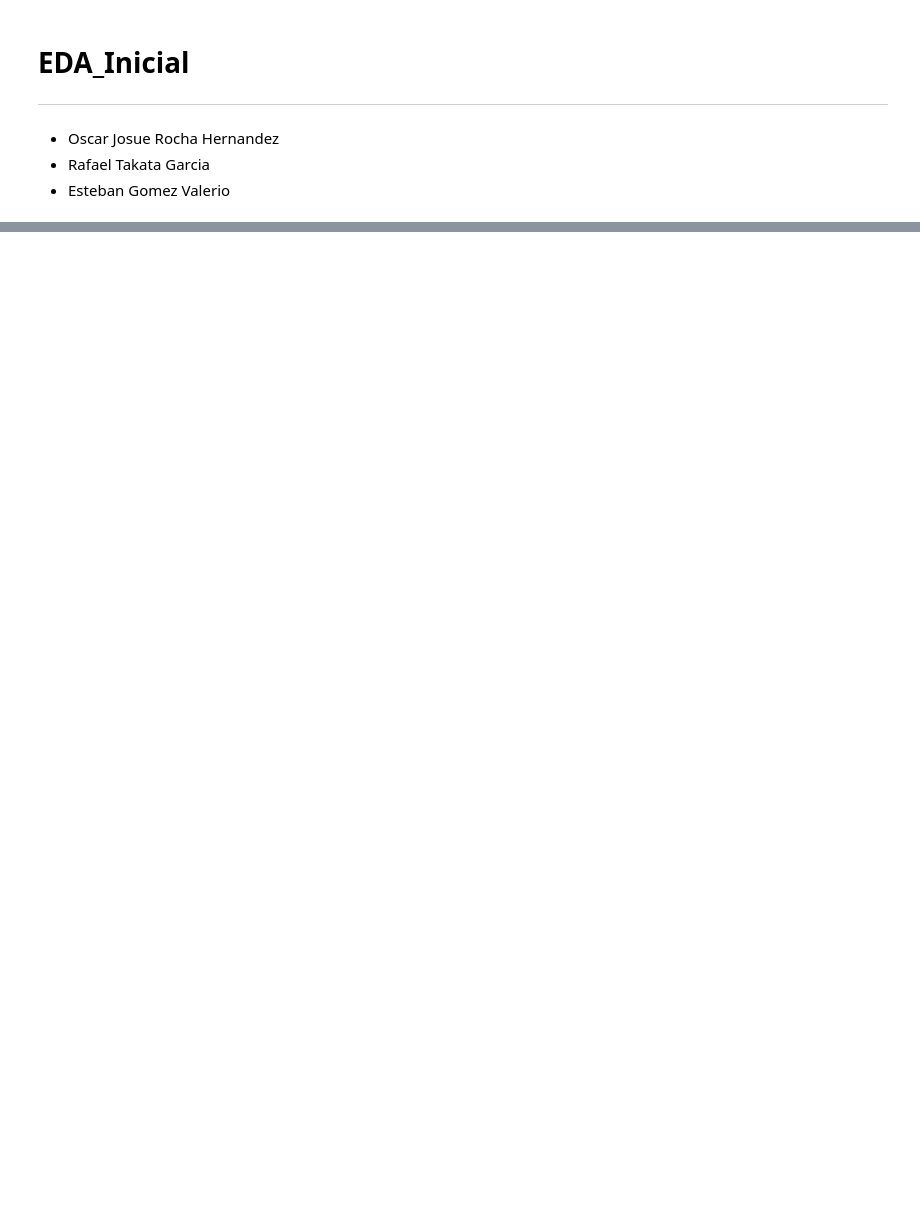
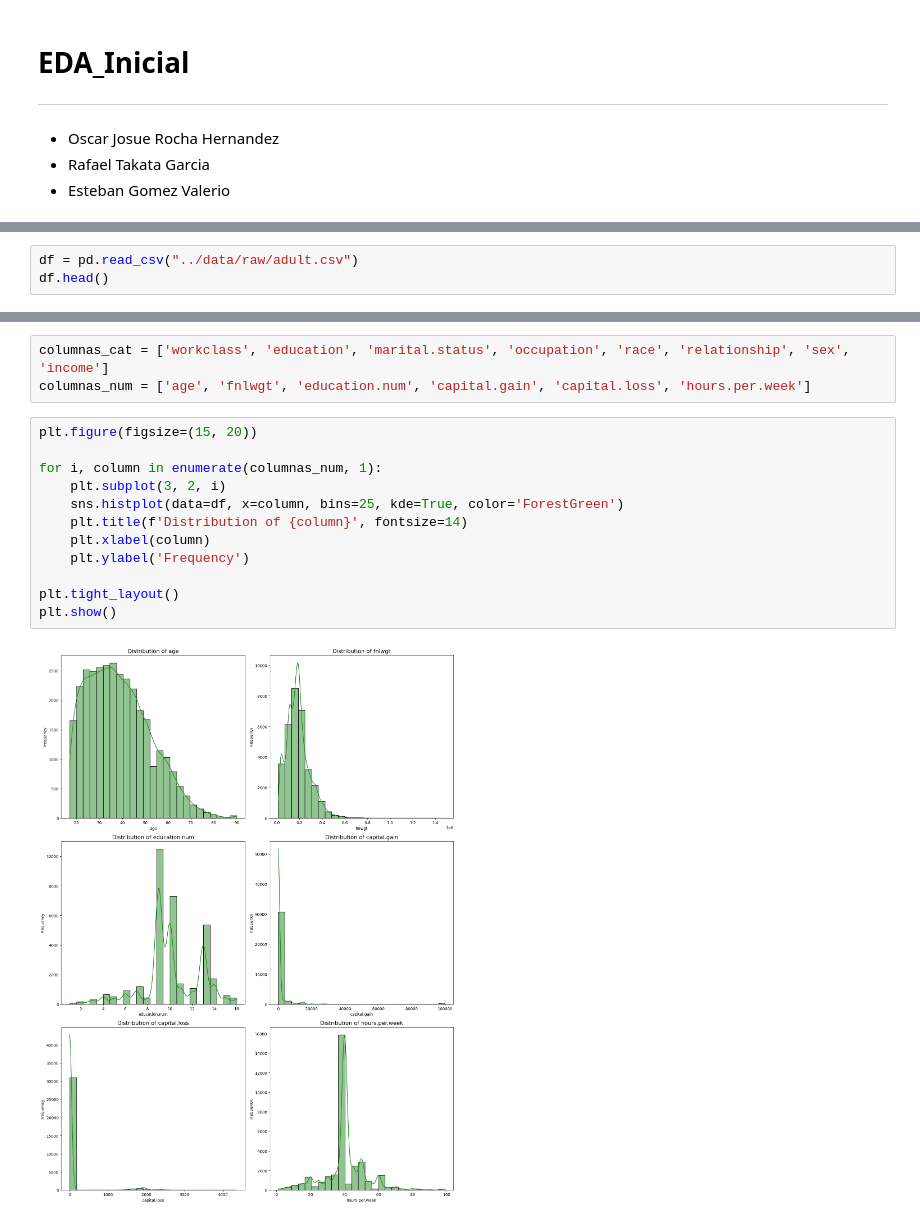
Before and after one commit to EstebanGomezVal/Data_Science_Final_Project, a Jupyter notebook: notebooks/01_eda_inicial.ipynb, the cells around one changed output, grey strips where cells are left out. Saved outputs shown, nothing was run; the diff lists cells and outputs as text; blank space fills up the shorter version.

Commit message:
feat(eda): Incorporacion de colores para las visualizaciones.

```diff
--- a/notebooks/01_eda_inicial.ipynb
+++ b/notebooks/01_eda_inicial.ipynb
@@ -19,0 +31,3 @@ import pandas as pd
+# %%
+df = pd.read_csv("../data/raw/adult.csv")
+df.head()
@@ -19,0 +76,17 @@ import pandas as pd
+# %%
+columnas_cat = ['workclass', 'education', 'marital.status', 'occupation', 'race', 'relationship', 'sex', 'income']
+columnas_num = ['age', 'fnlwgt', 'education.num', 'capital.gain', 'capital.loss', 'hours.per.week']
+# %%
+plt.figure(figsize=(15, 20))
+
+for i, column in enumerate(columnas_num, 1):
+    plt.subplot(3, 2, i)
+    sns.histplot(data=df, x=column, bins=25, kde=True, color='ForestGreen')
+    plt.title(f'Distribution of {column}', fontsize=14)
+    plt.xlabel(column)
+    plt.ylabel('Frequency')
+
+plt.tight_layout()
+plt.show()
+# %% [output]
+[figure, added]
```
Also changed, not shown: parts of 15 cells of this notebook.
